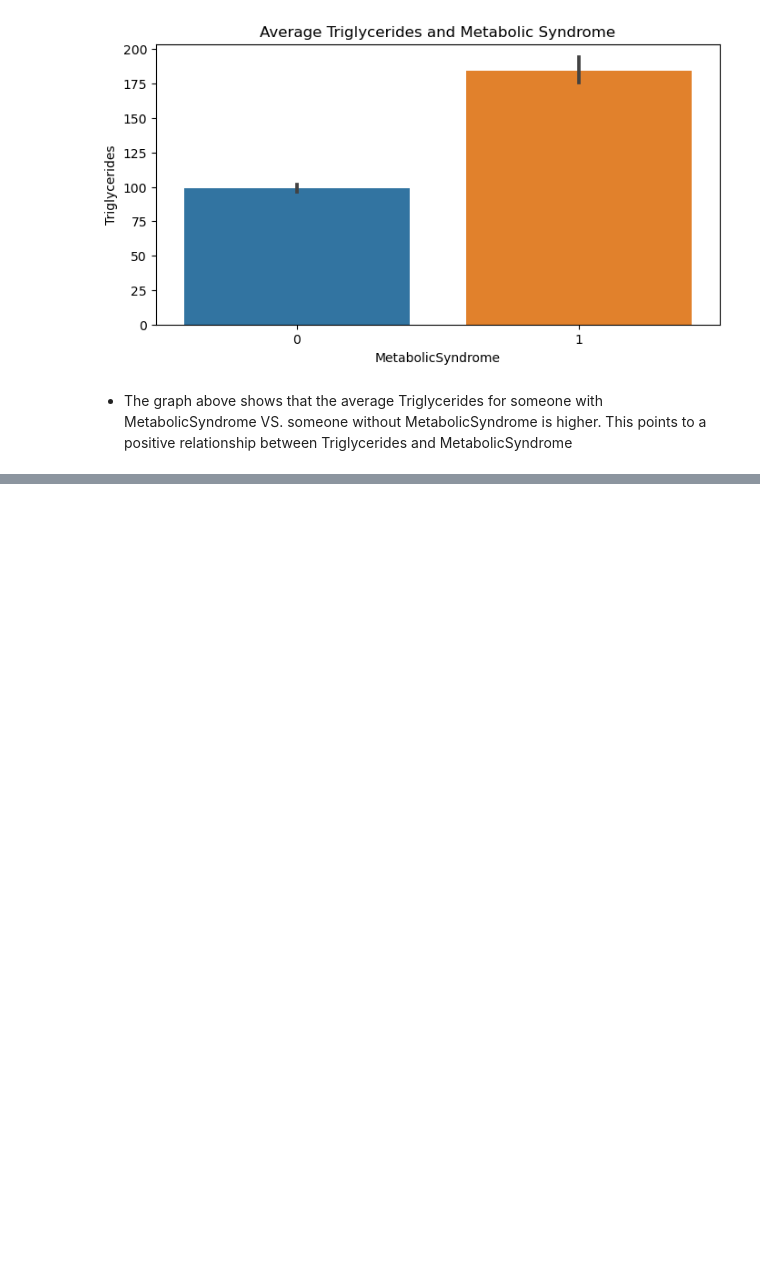
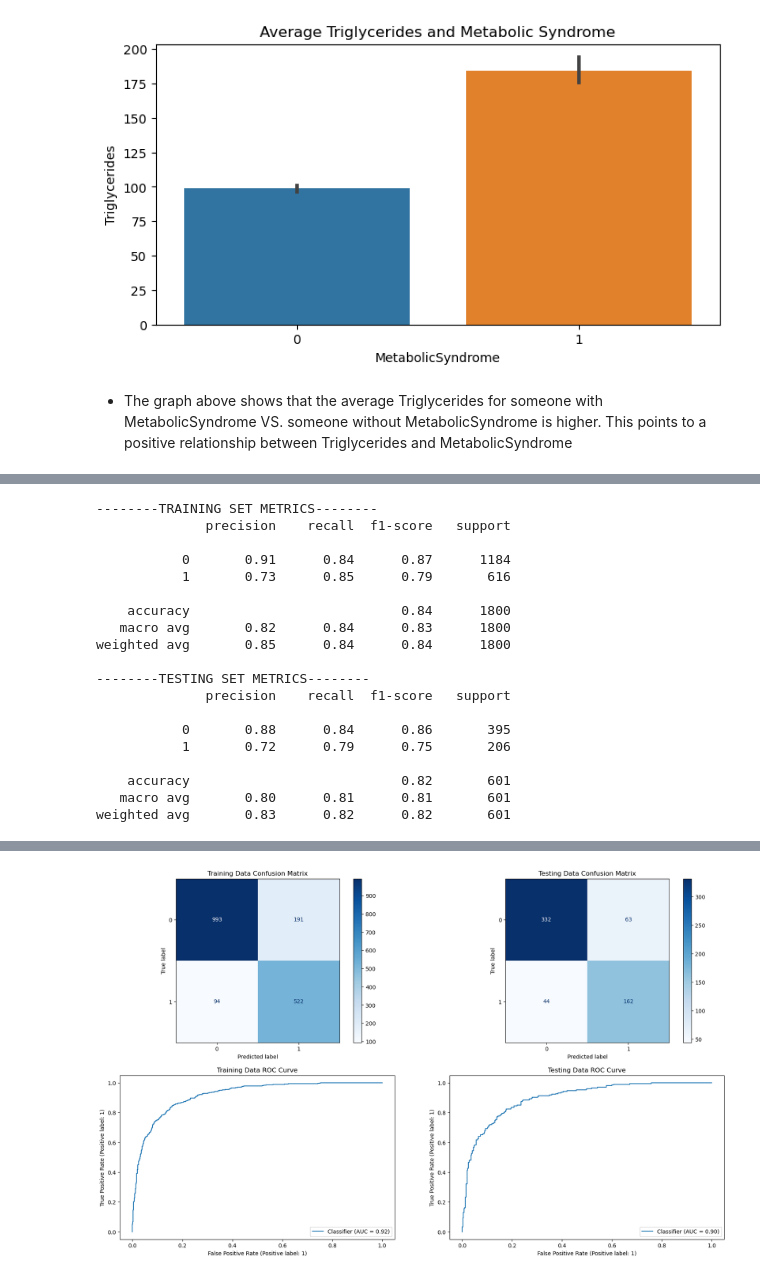
Before and after one commit to RaymondGarcia1107/Classification-Analysis, a Jupyter notebook: MetabolicSyndromeClassification.ipynb, the cells around one changed output, grey strips where cells are left out. Drawn from its saved outputs; the diff is of its cells as text; code cells hidden in the pictures; blank space fills up the shorter version.

Commit message:
Added the preprocessor step to the main file

```diff
--- a/MetabolicSyndromeClassification.ipynb
+++ b/MetabolicSyndromeClassification.ipynb
@@ -897,0 +1043,4 @@ ax.set_title('Average Triglycerides and Metabolic Syndrome');
+# %%
+dfml['MetabolicSyndrome'].replace({'No MetSyn':0,'MetSyn':1}, inplace = True)
+dfml.drop(columns = ['seqn'], inplace = True)
+dfml.info()
@@ -897,0 +1065,10 @@ ax.set_title('Average Triglycerides and Metabolic Syndrome');
+# %%
+X = dfml.drop('MetabolicSyndrome', axis = 1)
+y = dfml['MetabolicSyndrome']
+
+# Stratifying on y to keep the class imbalance consistent for train and test
+X_train, X_test, y_train, y_test = train_test_split(X, y, random_state = 42, stratify = y)
+print(X_train.shape)
+print(y_train.shape)
+print(X_test.shape)
+print(y_test.shape)
@@ -897,0 +1121,7 @@ ax.set_title('Average Triglycerides and Metabolic Syndrome');
+# %%
+logbase = LogisticRegression(max_iter=1000, solver = 'liblinear')
+
+# Logistic Pipeline
+base_log_pipe = make_pipeline(preprocessor, smote, logbase)
+# %%
+base_log_pipe.fit(X_train, y_train)
@@ -897,0 +1147,22 @@ ax.set_title('Average Triglycerides and Metabolic Syndrome');
+# %%
+model_eval(base_log_pipe, X_train, y_train, X_test, y_test, name = 'Base Log')
+# %% [output]
+--------TRAINING SET METRICS--------
+              precision    recall  f1-score   support
+
+           0       0.91      0.84      0.87      1184
+           1       0.73      0.85      0.79       616
+
+    accuracy                           0.84      1800
+   macro avg       0.82      0.84      0.83      1800
+weighted avg       0.85      0.84      0.84      1800
+
+--------TESTING SET METRICS--------
+              precision    recall  f1-score   support
+
+           0       0.88      0.84      0.86       395
+           1       0.72      0.79      0.75       206
+
+    accuracy                           0.82       601
+   macro avg       0.80      0.81      0.81       601
+weighted avg       0.83      0.82      0.82       601
@@ -897,0 +1171 @@ ax.set_title('Average Triglycerides and Metabolic Syndrome');
+[figure, added]
```
Also changed, not shown: parts of 21 cells of this notebook.
